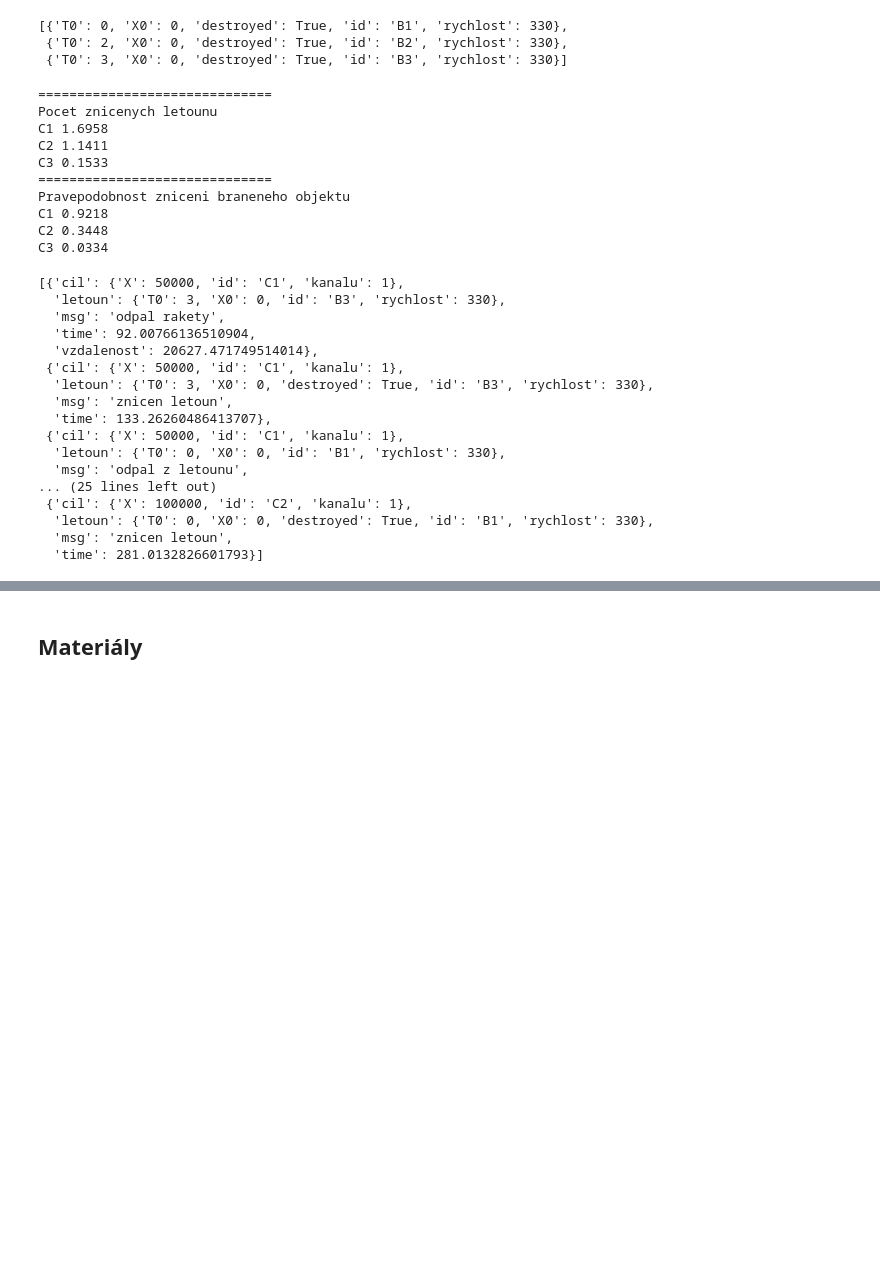
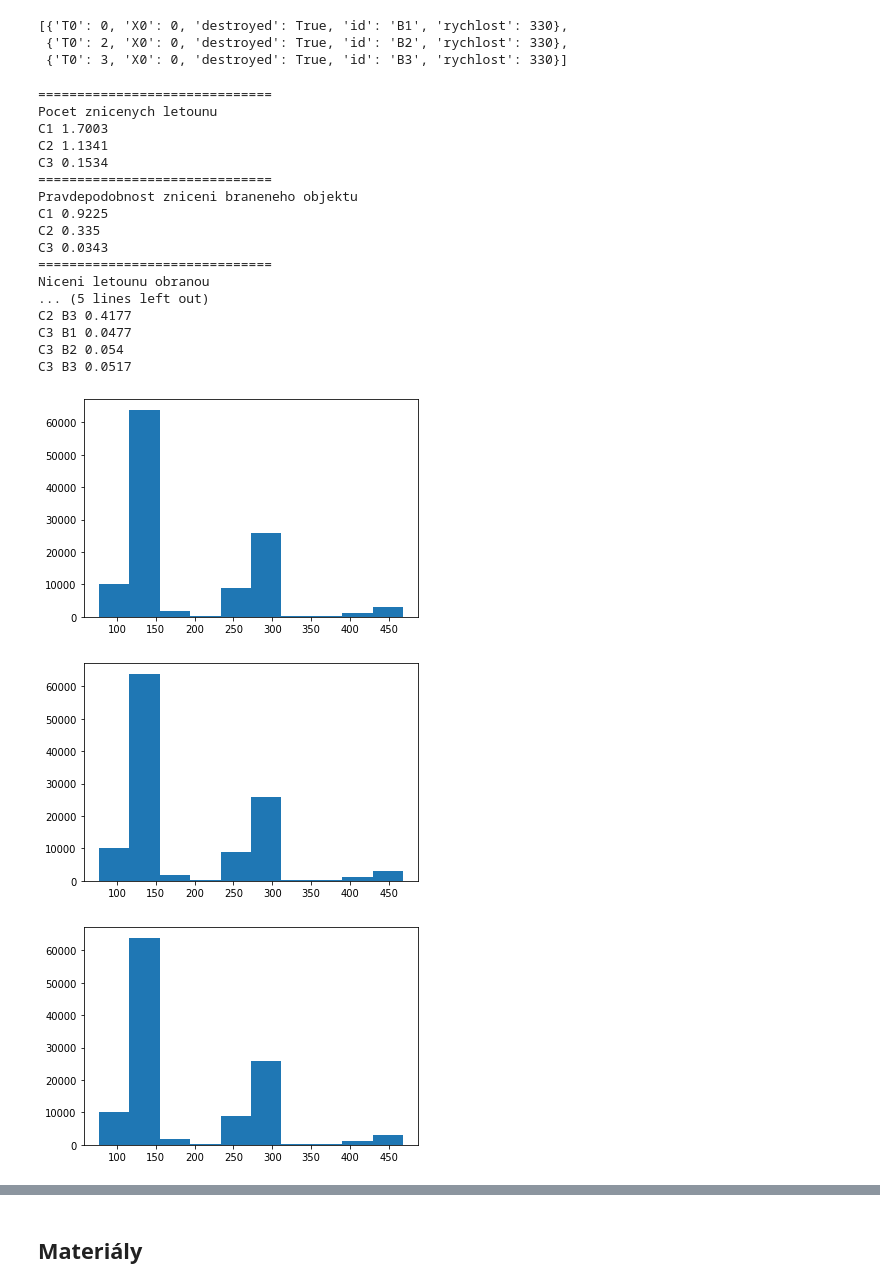
Before and after one commit to hrbolek/learning, a Jupyter notebook: operanalyst/montecarlo.ipynb, the cells around one changed output, grey strips where cells are left out. Drawn from its saved outputs; the diff is of its cells as text; code cells hidden in the pictures; blank space fills up the shorter version.

```diff
--- a/operanalyst/montecarlo.ipynb
+++ b/operanalyst/montecarlo.ipynb
@@ -983,10 +1038,15 @@ def wrappedSimulation():
     ]
 
     cile = [
-        {'id': 'C1', 'X': 50000, 'kanalu': 1},
-        {'id': 'C2', 'X': 100000, 'kanalu': 1},
-        {'id': 'C3', 'X': 150000, 'kanalu': 1},
+        {'id': 'C1', 'X': 50000, 'kanaluD': 1, 'rychlostRaketyD': 500, 'kanaluK': 1, 'rychlostRaketyK': 380 },
+        {'id': 'C2', 'X': 100000, 'kanaluD': 1, 'rychlostRaketyD': 500, 'kanaluK': 1, 'rychlostRaketyK': 380 },
+        {'id': 'C3', 'X': 150000, 'kanaluD': 1, 'rychlostRaketyD': 500, 'kanaluK': 1, 'rychlostRaketyK': 380 },
     ]
+    #volnychKanaluD = cil['kanaluD']
+    #rychlostRaketyD = cil['rychlostRaketyD']
+    #volnychKanaluK = cil['kanaluK']
+    #rychlostRaketyK = cil['rychlostRaketyK']
+
 
     for cil in cile:
         sim.AddEvent(0, akceCile, sim=sim, cil=cil, letouny=letouny)
@@ -1100,62 +1160,61 @@ for rr in results:
 jmenaCilu = ['C1', 'C2', 'C3']
 jmenaLetounu = ['B1', 'B2', 'B3']
 
 print('='*30)
 print('Pocet znicenych letounu')
 for id in jmenaCilu:
     filtrovaneMsg = list(filter(filtrProZnicenyLetoun(id), allMsgs))
     print(id, len(filtrovaneMsg) / pocetSimulaci)
 
 print('='*30)
-print('Pravepodobnost zniceni braneneho objektu')
+print('Pravdepodobnost zniceni braneneho objektu')
 for id in jmenaCilu:
     pocetZniceni = 0
     for sim in results:
         filtFunc = lambda item: (item['msg'] == 'znicen cil') & (item['cil']['id'] == id)
         filtrovaneMsg = list(filter(filtFunc, sim))
         if len(filtrovaneMsg) > 0:
             # v dane simulaci byl cil znicen
             pocetZniceni = pocetZniceni + 1
             pass
         else:
             # v dane simulaci nebyl cil znicen
             pass
     print(id, pocetZniceni / pocetSimulaci)
 
+print('='*30)
+print('Niceni letounu obranou')
 
-#for id in jmenaLetounu:
-#    filtrovaneMsg = list(filter(filtrProZnicenyLetoun(id), allMsgs))
-#    print(id, len(filtrovaneMsg) / pocetSimulaci)
+for idC in jmenaCilu:
+    for idL in jmenaLetounu:
+        filtFunc = lambda  item: (item['msg'] == 'znicen letoun') & (item['letoun']['id'] == idL) & (item['cil']['id'] == idC)
+        filtrovaneMsg = list(filter(filtFunc, allMsgs))
+        print(idC, idL, len(filtrovaneMsg) / pocetSimulaci)
 
-#print(results[0])
+for id in jmenaLetounu:
+    filtFunc = lambda  item: (item['msg'] == 'znicen letoun') & (item['letoun']['id'] == id)
+    filtrovaneMsg = list(filter(filtFunc, sim))
+    casy = list(map(lambda item: item['time'], allMsgs))
+    plt.hist(casy)
+    plt.show()
 # %% [output]
 ==============================
 Pocet znicenych letounu
-C1 1.6958
-C2 1.1411
-C3 0.1533
+C1 1.7003
+C2 1.1341
+C3 0.1534
 ==============================
-Pravepodobnost zniceni braneneho objektu
-C1 0.9218
-C2 0.3448
-C3 0.0334
+Pravdepodobnost zniceni braneneho objektu
+C1 0.9225
+C2 0.335
+C3 0.0343
+==============================
+Niceni letounu obranou
+... (5 lines left out)
+C2 B3 0.4177
+C3 B1 0.0477
+C3 B2 0.054
+C3 B3 0.0517
+[figure, added]
+[figure, added]
+[figure, added]
-# %%
-display(results[0])
-# %% [output]
-[{'cil': {'X': 50000, 'id': 'C1', 'kanalu': 1},
-  'letoun': {'T0': 3, 'X0': 0, 'id': 'B3', 'rychlost': 330},
-  'msg': 'odpal rakety',
-  'time': 92.00766136510904,
-  'vzdalenost': 20627.471749514014},
- {'cil': {'X': 50000, 'id': 'C1', 'kanalu': 1},
-  'letoun': {'T0': 3, 'X0': 0, 'destroyed': True, 'id': 'B3', 'rychlost': 330},
-  'msg': 'znicen letoun',
-  'time': 133.26260486413707},
- {'cil': {'X': 50000, 'id': 'C1', 'kanalu': 1},
-  'letoun': {'T0': 0, 'X0': 0, 'id': 'B1', 'rychlost': 330},
-  'msg': 'odpal z letounu',
-... (25 lines left out)
- {'cil': {'X': 100000, 'id': 'C2', 'kanalu': 1},
-  'letoun': {'T0': 0, 'X0': 0, 'destroyed': True, 'id': 'B1', 'rychlost': 330},
-  'msg': 'znicen letoun',
-  'time': 281.0132826601793}]
```
Also changed, not shown: parts of 2 cells of this notebook.
